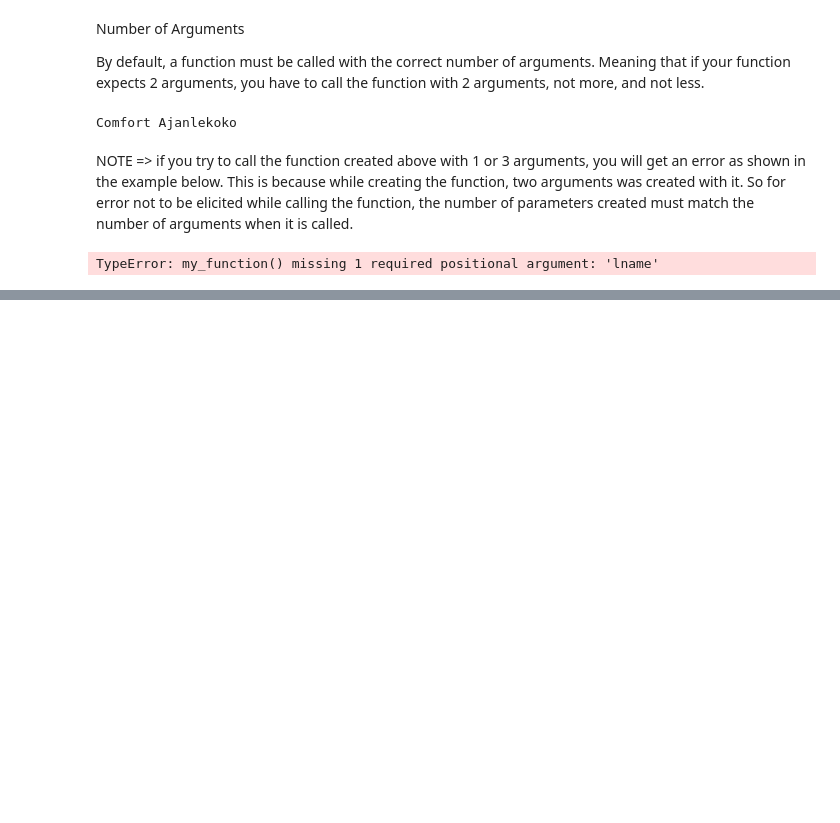
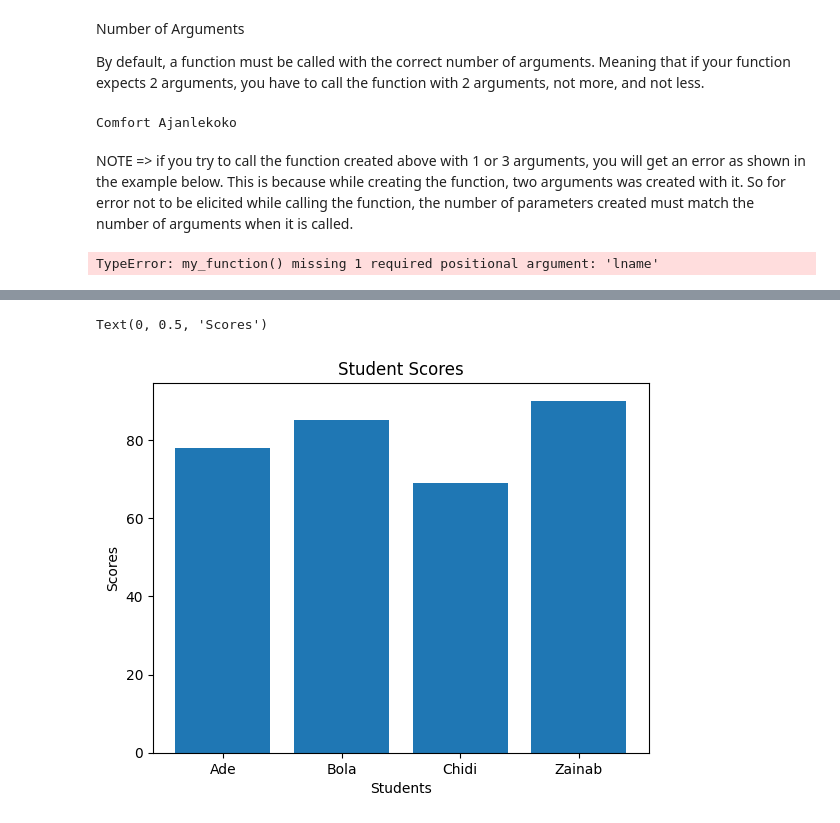
Before and after one commit to prodigy234/Complete_Data_Science_Full_Course, a Jupyter notebook: PYTHON/Python Functions/functions.ipynb, the cells around one changed output, grey strips where cells are left out. Cells and saved outputs as stored; diff of their text form; code cells hidden in the pictures; blank space fills up the shorter version.

```diff
--- a/PYTHON/Python Functions/functions.ipynb
+++ b/PYTHON/Python Functions/functions.ipynb
@@ -133,0 +154,23 @@ TypeError: my_function() missing 1 required positional argument: 'lname'
+# %%
+# BAR CHARTS WITHOUT USING FUNCTIONS
+
+# Importing of packages
+import matplotlib.pyplot as plt
+
+# My data
+students = ["Ade", "Bola", "Chidi", "Zainab"]
+scores = [78, 85, 69, 90]
+
+# My plot
+plt.bar(students, scores)
+
+# Labels and Titles
+plt.title("Student Scores")
+plt.xlabel("Students")
+plt.ylabel("Scores")
+
+# Show chart
+plt.show()
+# %% [output]
+Text(0, 0.5, 'Scores')
+[figure, added]
```
Also changed, not shown: parts of 7 cells of this notebook, 28 other files.
